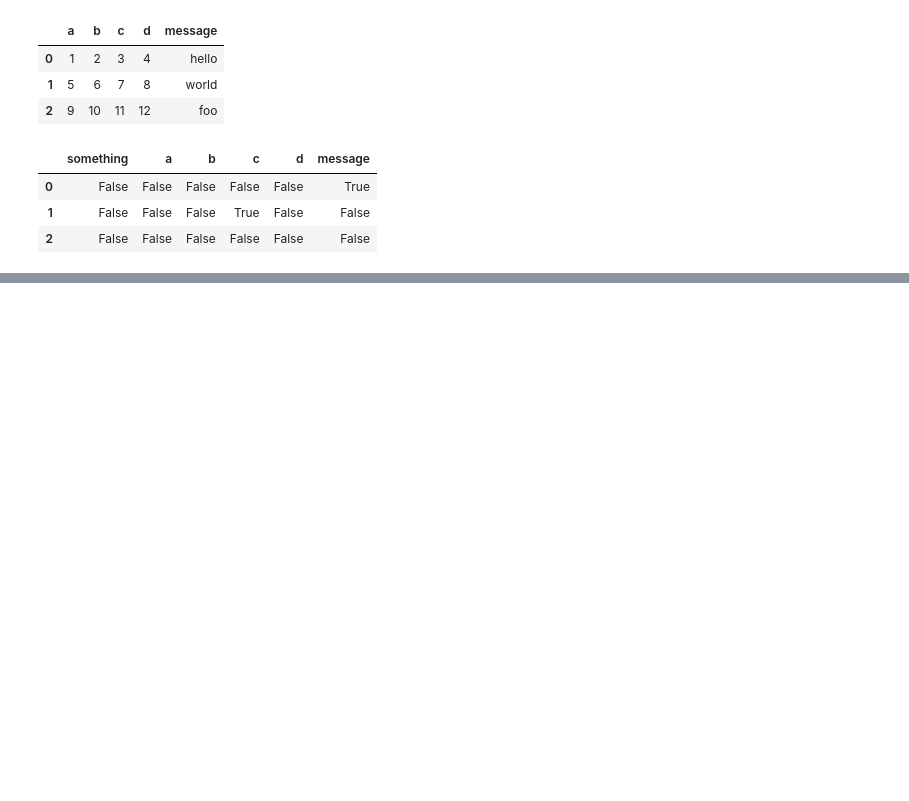
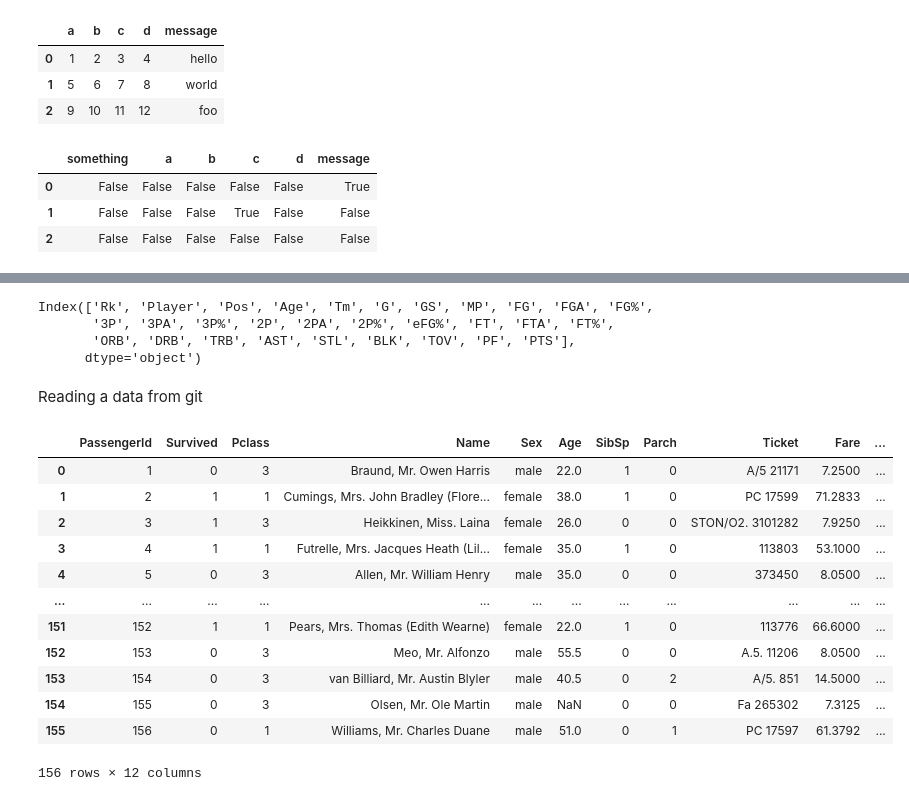
Before and after one commit to Parag18081994/Ghost, a Jupyter notebook: Python/Machine Learning iNeuron/12th_July_ML.ipynb, the cells around one changed output, grey strips where cells are left out. Drawn from its saved outputs; the diff is of its cells as text; code cells hidden in the pictures; blank space fills up the shorter version.

Commit message:
12th_July_ML_02.13
12th_July_ML_02.13 Asus Machine
Topic covered-
1.Multi-level indexing
2.reading data from csv,HTML,git.
3.Example-1 problem statement in cell-54

```diff
--- a/Python/Machine Learning iNeuron/12th_July_ML.ipynb
+++ b/Python/Machine Learning iNeuron/12th_July_ML.ipynb
@@ -135,0 +263,27 @@ draft3=pd.
+# %%
+df.columns
+# %% [output]
+Index(['Rk', 'Player', 'Pos', 'Age', 'Tm', 'G', 'GS', 'MP', 'FG', 'FGA', 'FG%',
+       '3P', '3PA', '3P%', '2P', '2PA', '2P%', 'eFG%', 'FT', 'FTA', 'FT%',
+       'ORB', 'DRB', 'TRB', 'AST', 'STL', 'BLK', 'TOV', 'PF', 'PTS'],
+      dtype='object')
+# %% [markdown]
+Reading a data from git
+# %%
+titanic_train = pd.read_csv("https://gist.githubusercontent.com/michhar/2dfd2de0d4f8727f873422c5d959fff5/raw/ff414a1bcfcba32481e4d4e8db578e55872a2ca1/titanic.csv",
+                           sep='\t')
+titanic_train
+# %% [output]
+|  | PassengerId | Survived | Pclass | Name | Sex | Age | SibSp | Parch | Ticket | Fare | ... |
+| 0 | 1 | 0 | 3 | Braund, Mr. Owen Harris | male | 22.0 | 1 | 0 | A/5 21171 | 7.2500 | ... |
+| 1 | 2 | 1 | 1 | Cumings, Mrs. John Bradley (Flore... | female | 38.0 | 1 | 0 | PC 17599 | 71.2833 | ... |
+| 2 | 3 | 1 | 3 | Heikkinen, Miss. Laina | female | 26.0 | 0 | 0 | STON/O2. 3101282 | 7.9250 | ... |
+| 3 | 4 | 1 | 1 | Futrelle, Mrs. Jacques Heath (Lil... | female | 35.0 | 1 | 0 | 113803 | 53.1000 | ... |
+| 4 | 5 | 0 | 3 | Allen, Mr. William Henry | male | 35.0 | 0 | 0 | 373450 | 8.0500 | ... |
+| ... | ... | ... | ... | ... | ... | ... | ... | ... | ... | ... | ... |
+| 151 | 152 | 1 | 1 | Pears, Mrs. Thomas (Edith Wearne) | female | 22.0 | 1 | 0 | 113776 | 66.6000 | ... |
+| 152 | 153 | 0 | 3 | Meo, Mr. Alfonzo | male | 55.5 | 0 | 0 | A.5. 11206 | 8.0500 | ... |
+| 153 | 154 | 0 | 3 | van Billiard, Mr. Austin Blyler | male | 40.5 | 0 | 2 | A/5. 851 | 14.5000 | ... |
+| 154 | 155 | 0 | 3 | Olsen, Mr. Ole Martin | male | NaN | 0 | 0 | Fa 265302 | 7.3125 | ... |
+| 155 | 156 | 0 | 1 | Williams, Mr. Charles Duane | male | 51.0 | 0 | 1 | PC 17597 | 61.3792 | ... |
+156 rows × 12 columns
```
Also changed, not shown: parts of 30 cells of this notebook.
